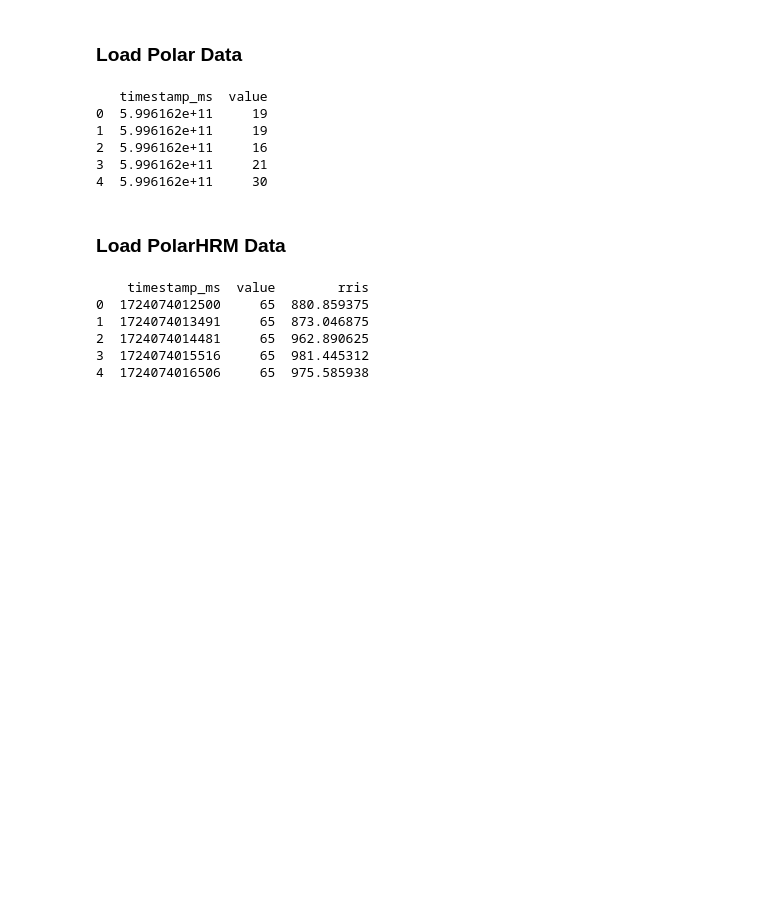
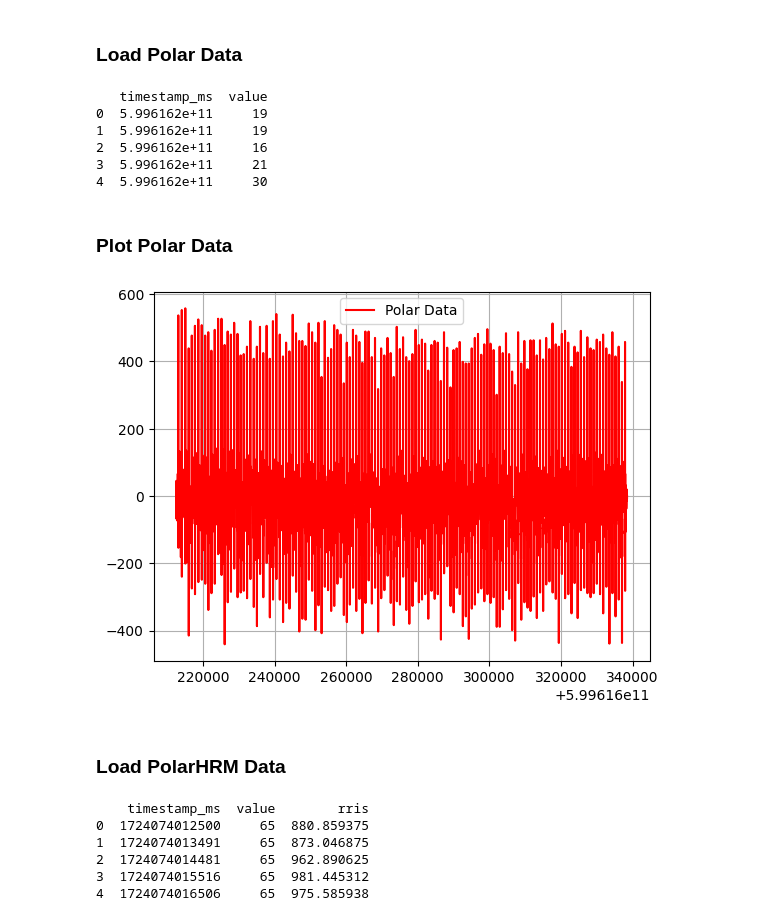
Before and after one commit to Showmick119/Benchmarking-Signal-Processing-Packages, a Jupyter notebook: practice.ipynb, the cells around one changed output. Saved outputs shown, nothing was run; the diff lists cells and outputs as text; code cells hidden in the pictures; blank space fills up the shorter version.

```diff
--- a/practice.ipynb
+++ b/practice.ipynb
@@ -31,6 +44,18 @@ print(polar_data.head())
 2  5.996162e+11     16
 3  5.996162e+11     21
 4  5.996162e+11     30
+# %% [markdown]
+### **Plot Polar Data**
+# %%
+x_axis = polar_data["timestamp_ms"]
+y_axis = polar_data["value"]
+
+plt.plot(x_axis, y_axis, c='r', label="Polar Data")
+plt.legend()
+plt.grid(True, 'both', 'both')
+plt.show()
+# %% [output]
+[figure, added]
 # %% [markdown]
 ### **Load PolarHRM Data**
 # %%
```
Also changed, not shown: parts of 5 cells of this notebook.
